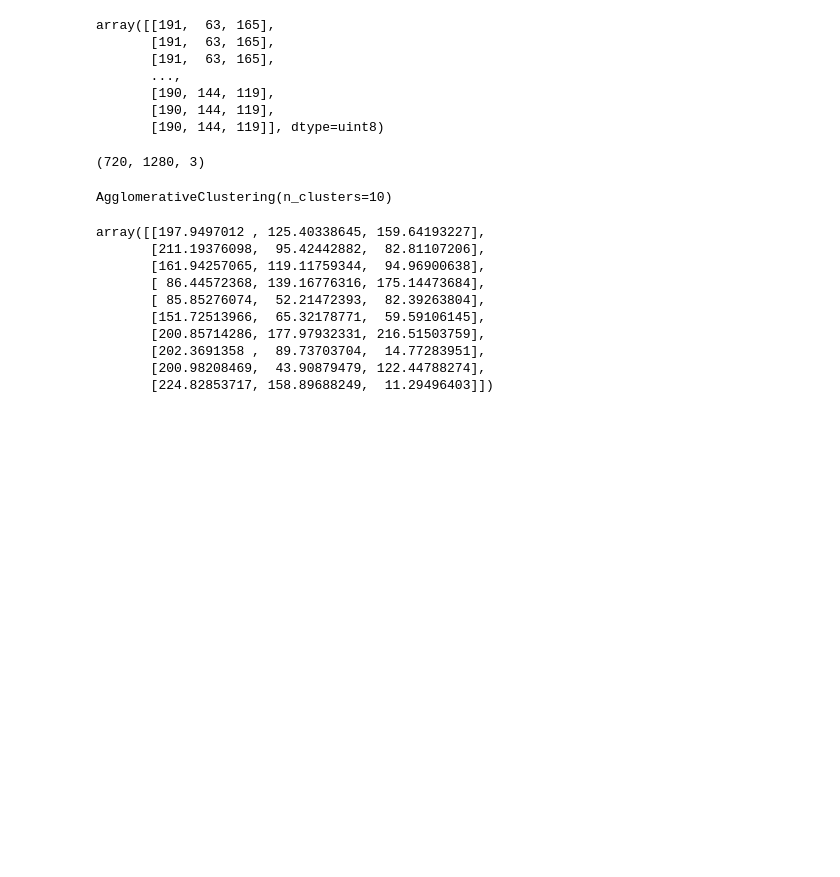
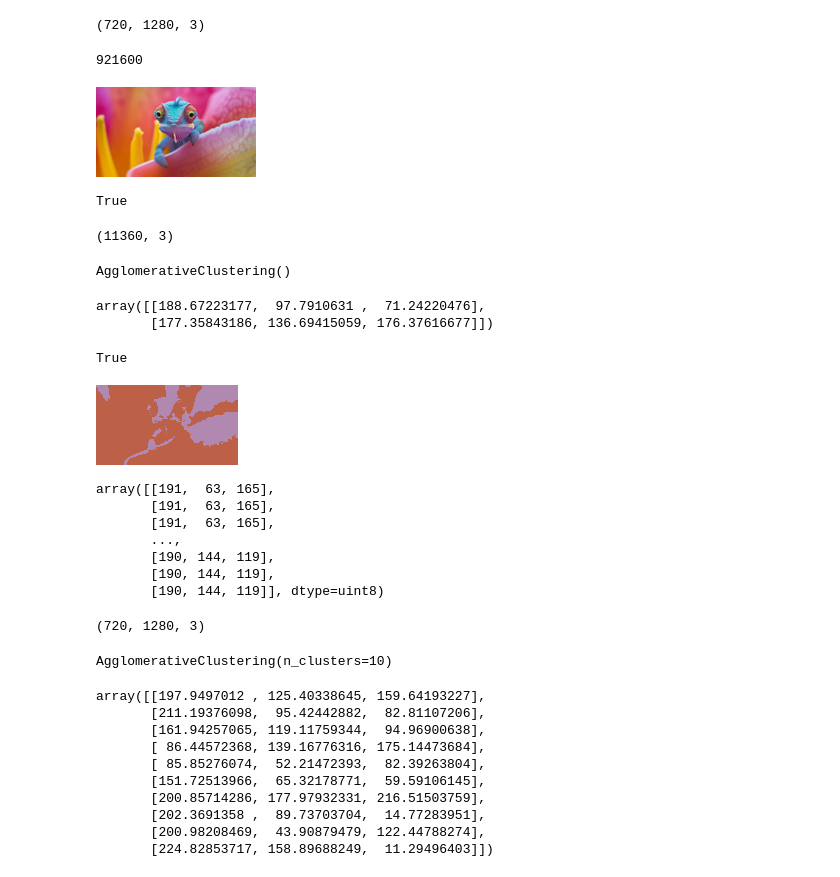
Before and after one commit to JakubGorgon/color_compression, a Jupyter notebook: notebooks/experimentsAgg.ipynb, the cells around one changed output. Saved outputs shown, nothing was run; the diff lists cells and outputs as text; code cells hidden in the pictures; blank space fills up the shorter version.

```diff
--- a/notebooks/experimentsAgg.ipynb
+++ b/notebooks/experimentsAgg.ipynb
@@ -58,0 +25,9 @@ img = Image.open("../data/raw/img.jpg")
+# %%
+downsample_factor = 8
+downsampled_img_pil = img.resize((img.width // downsample_factor, img.height // downsample_factor))
+downsampled_img_np = np.array(downsampled_img_pil)
+downsampled_img_np_flat = downsampled_img_np.reshape((-1,3))
+# %%
+img_np.shape
+# %% [output]
+(720, 1280, 3)
@@ -58,0 +36,13 @@ img = Image.open("../data/raw/img.jpg")
+# %%
+original_pixels = img.width * img.height
+original_pixels
+# %% [output]
+921600
+# %%
+downsampled_img_pil
+# %% [output]
+[figure, added]
+# %%
+isinstance(downsampled_img_pil, Image.Image)
+# %% [output]
+True
@@ -58,0 +65,20 @@ img = Image.open("../data/raw/img.jpg")
+# %%
+img_flat.shape
+# %% [output]
+(11360, 3)
+# %%
+model = AgglomerativeClustering(n_clusters=2)
+model.fit(img_flat)
+# %% [output]
+AgglomerativeClustering()
+# %%
+labels = model.labels_
+
+df = pd.DataFrame(img_flat); df = pd.concat([df, pd.DataFrame(labels)], axis = 1)
+df.columns = ['r', 'g', 'b', 'label']
+
+cluster_centers = np.array(df.groupby(by='label')[['r', 'g', 'b']].mean())
+cluster_centers
+# %% [output]
+array([[188.67223177,  97.7910631 ,  71.24220476],
+       [177.35843186, 136.69415059, 176.37616677]])
@@ -59,3 +88,11 @@ img = Image.open("../data/raw/img.jpg")
+# %%
+color_compressed_img_np.shape == img_np.shape
+# %% [output]
+True
+# %%
+Image.fromarray(color_compressed_img_np.astype('uint8'))
+# %% [output]
+[figure, added]
 # %%
 img_flat_large = np.array(img).reshape((-1,3))
 img_flat_large
```
Also changed, not shown: parts of 10 cells of this notebook, 6 other files.
